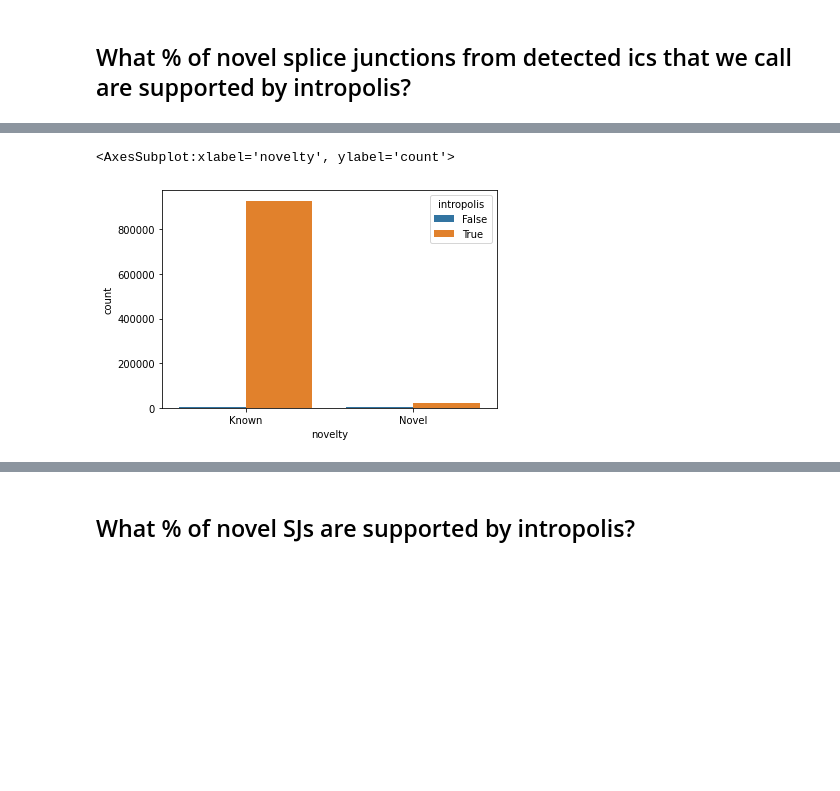
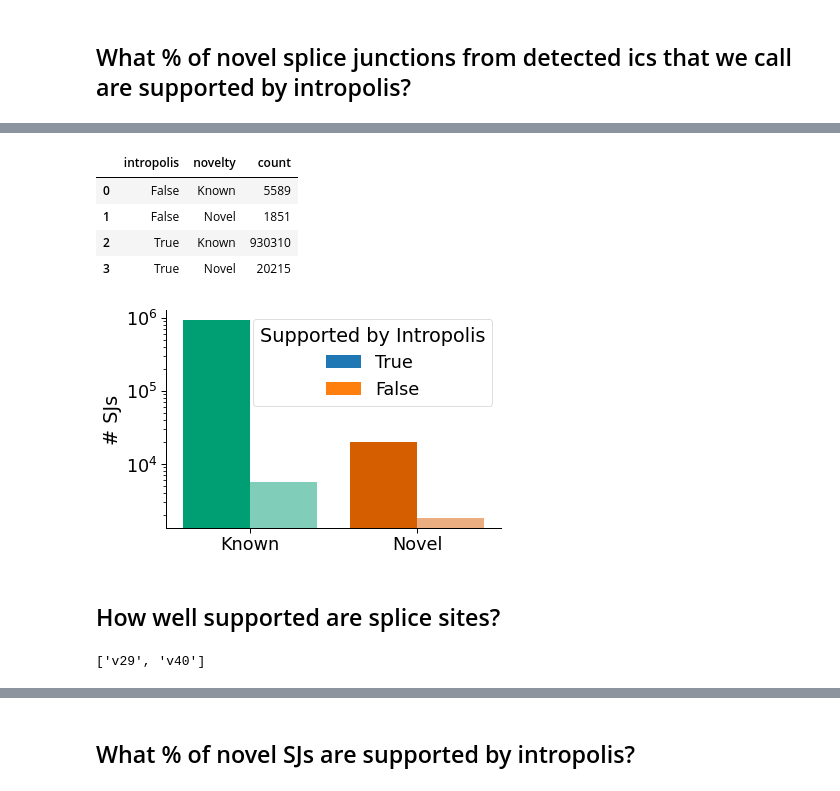
Before and after one commit to fairliereese/paper_rnawg, a Jupyter notebook: figures_revisions/revisions/ss_sj_support.ipynb, the cells around one changed output, grey strips where cells are left out. Saved outputs shown, nothing was run; the diff lists cells and outputs as text; code cells hidden in the pictures; blank space fills up the shorter version.

```diff
--- a/figures_revisions/revisions/ss_sj_support.ipynb
+++ b/figures_revisions/revisions/ss_sj_support.ipynb
@@ -124,0 +144,16 @@ ic.tail()
+# %%
+# for the ics that are not 100% supported, what does the support like
+ic_temp = ic.loc[ic.perc_supported!=100]
+c_dict, order = get_ic_nov_colors(cats=ic_temp.novelty.unique().tolist())
+sns.set_context('paper', font_scale=2)
+
+ax = sns.violinplot(ic_temp, x='novelty', y='perc_supported',
+            palette=c_dict, saturation=1, order=order)
+ax.spines['right'].set_visible(False)
+ax.spines['top'].set_visible(False)
+ylabel = f'% SJs / EC\nsupported by Intropolis'
+_ = ax.set(ylabel=ylabel, xlabel='')
+# for i, c in enumerate(order):
+#     temp2 = temp.loc[temp.novelty==c]
+#     n = temp2.n_ic.values[0]
+#     add_n(ax, n, i)
@@ -159,9 +220,48 @@ print(len(det_sjs))
+# %%
+temp
+# %% [output]
+|  | intropolis | novelty | count |
+| 0 | False | Known | 5589 |
+| 1 | False | Novel | 1851 |
+| 2 | True | Known | 930310 |
+| 3 | True | Novel | 20215 |
 # %%
 temp = det_sjs[['intropolis', 'novelty', 'Start']].groupby(['intropolis', 'novelty']).count().reset_index().rename({'Start':'count'}, axis=1)
-sns.barplot(data=temp,
+sns.set_context('paper', font_scale=2)
+
+def get_nov_colors(cats=None):
+    c_dict = {'Known': '#009E73',
+              'Novel': '#D55E00'}
+    order = ['Known', 'Novel']
+
+    c_dict, order = rm_color_cats(c_dict, order, cats)
+    return c_dict, order
+
+c_dict, order = get_nov_colors(cats=temp.novelty.unique().tolist())
+temp['novelty'] = temp['novelty'].astype('category')
+temp['novelty'] = temp['novelty'].cat.reorder_categories(order, ordered=True)
+cats = [True, False]
+temp['intropolis'] = temp['intropolis'].astype('category')
+temp['intropolis'] = temp['intropolis'].cat.reorder_categories(cats, ordered=True)
+
+ax = sns.barplot(data=temp,
             x='novelty',
             hue='intropolis',
-            y='count')
+            y='count',
+            hue_order=[True, False],
+            saturation=1)
+ax.spines['right'].set_visible(False)
+ax.spines['top'].set_visible(False)
+ax.set_yscale('log')
+ax.legend().set_title('Supported by Intropolis')
+ax.set(ylabel='# SJs', xlabel='')
+
+for bar_group, cat in zip(ax.containers, cats):
+    for bar, cat2 in zip(bar_group, order):
+        c = c_dict[cat2]
+        c_dict_2, order_2 = get_shade_colors(c, cats)
+        bar.set_facecolor(c_dict_2[cat])
 # %% [output]
-<AxesSubplot:xlabel='novelty', ylabel='count'>
-[figure, old version]
+[figure, new version]
+# %% [markdown]
+## How well supported are splice sites?
@@ -167,0 +270,4 @@ sns.barplot(data=temp,
+# %%
+ref_sources
+# %% [output]
+['v29', 'v40']
```
Also changed, not shown: parts of 37 cells of this notebook, 4 other files.
